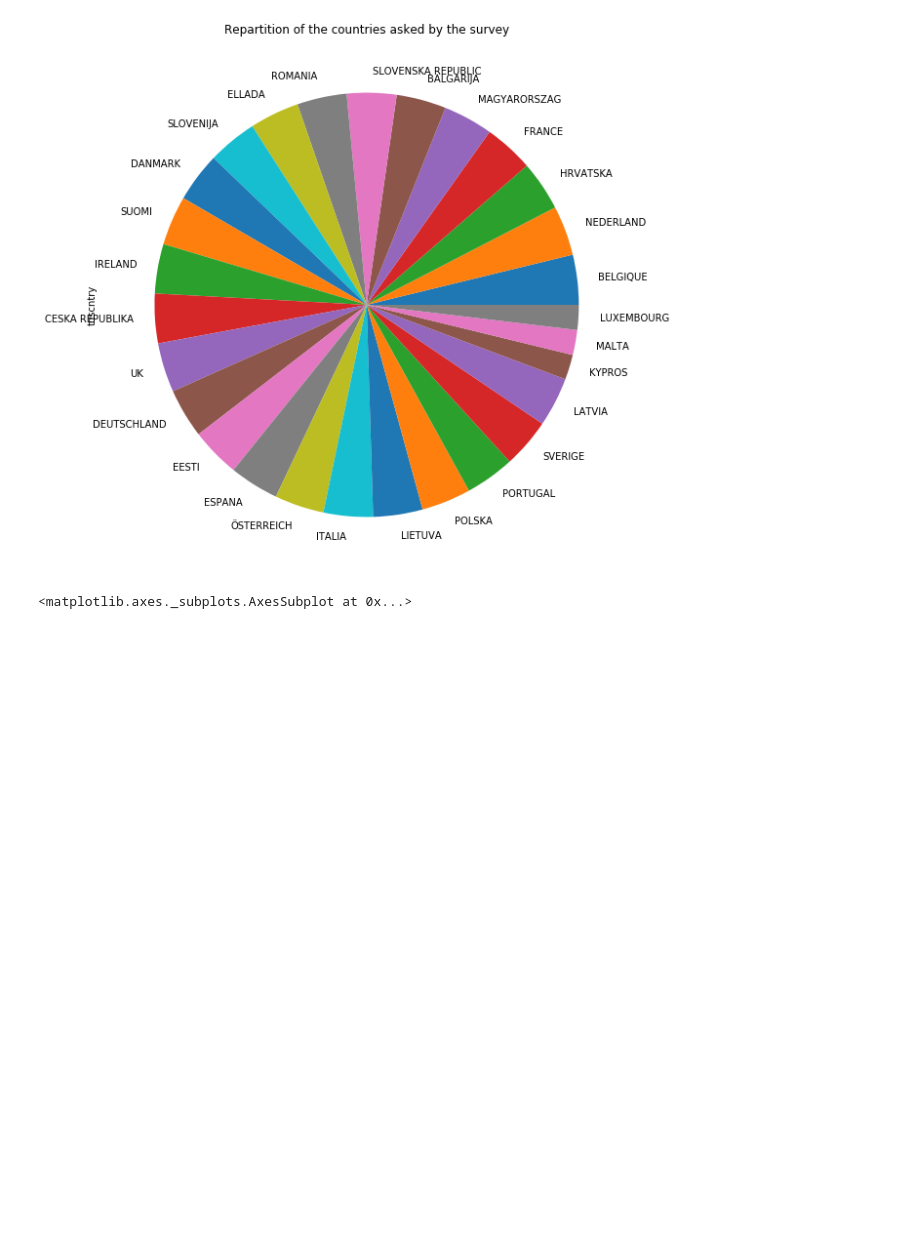
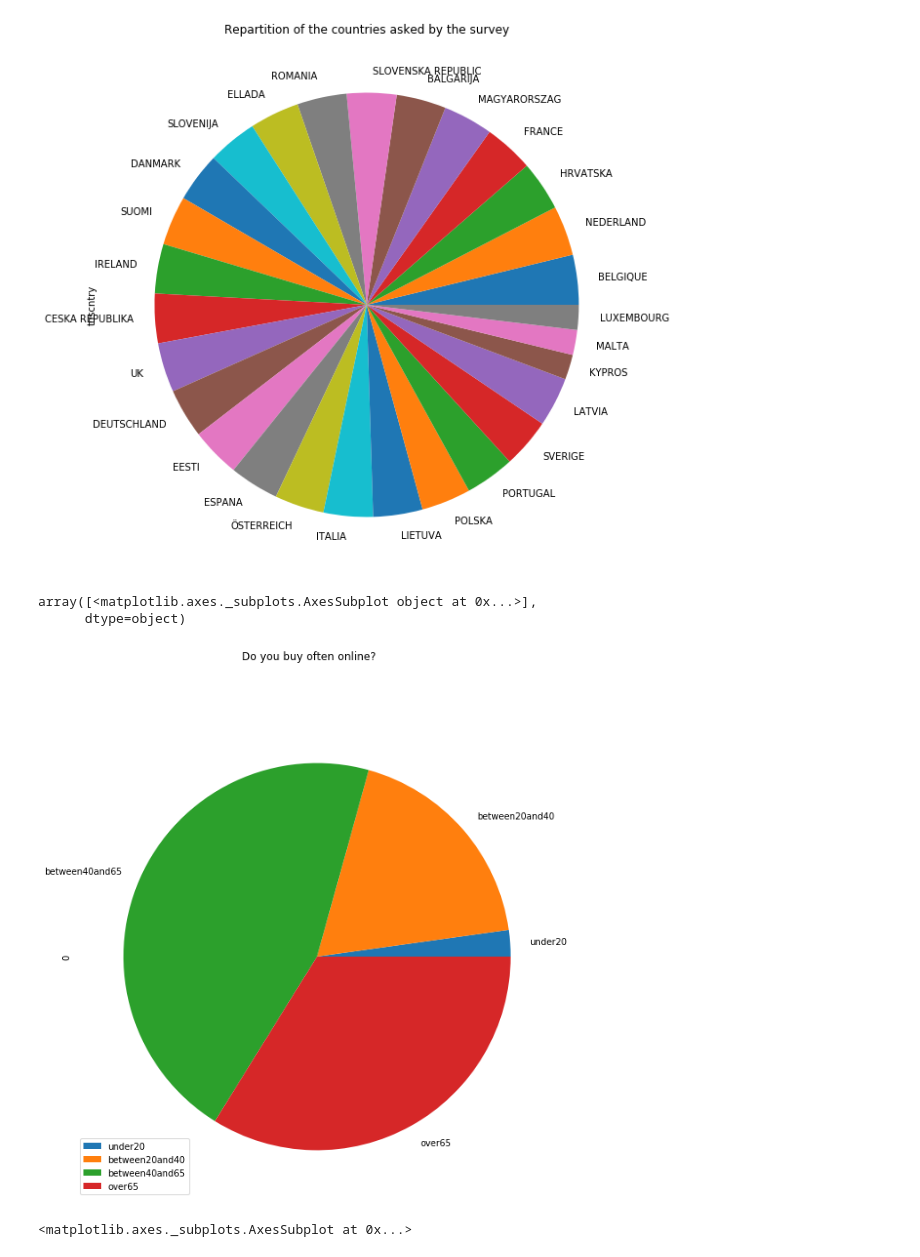
Before and after one commit to rpj12/SIM213-Geoblocking, a Jupyter notebook: Project SIM 213.ipynb, the cells around one changed output. Cells and saved outputs as stored; diff of their text form; code cells hidden in the pictures; blank space fills up the shorter version.

Commit message:
Add age description pie plot

```diff
--- a/Project SIM 213.ipynb
+++ b/Project SIM 213.ipynb
@@ -27,6 +27,37 @@ pieRepartition.plot.pie(title = 'Repartition of the countries asked by the surve
 # %% [output]
 <matplotlib.axes._subplots.AxesSubplot at 0x...>
 [figure]
+# %%
+pieRepartition = database['d1'].value_counts();
+dictionary = {}
+regex = r"\D";
+
+dictionary["under20"] = 0;
+dictionary["between20and40"] = 0;
+dictionary["between40and65"] = 0;
+dictionary["over65"] = 0
+
+# pieRepartition = pieRepartition.replace(to_replace=regex, value='', regex=True)
+for age, frq in pieRepartition.items():
+    if(isinstance(age, str)):
+        continue;
+
+    if (age < 20):
+        dictionary["under20"] += frq;
+    elif (age < 40):
+        dictionary["between20and40"] += frq;
+    elif (age < 65):
+        dictionary["between40and65"] += frq;
+    else:
+        dictionary["over65"] += frq;
+
+pieFreq = pd.DataFrame.from_dict(dictionary, orient='index')
+
+pieFreq.plot.pie(subplots=True, title = 'Do you buy often online?', figsize=(10,10))
+# %% [output]
+array([<matplotlib.axes._subplots.AxesSubplot object at 0x...>],
+      dtype=object)
+[figure, added]
 # %%
 database['tnscntry'].hist(bins = 100, color='red')
 # %% [output]
```
Also changed, not shown: parts of 1 cell of this notebook.
